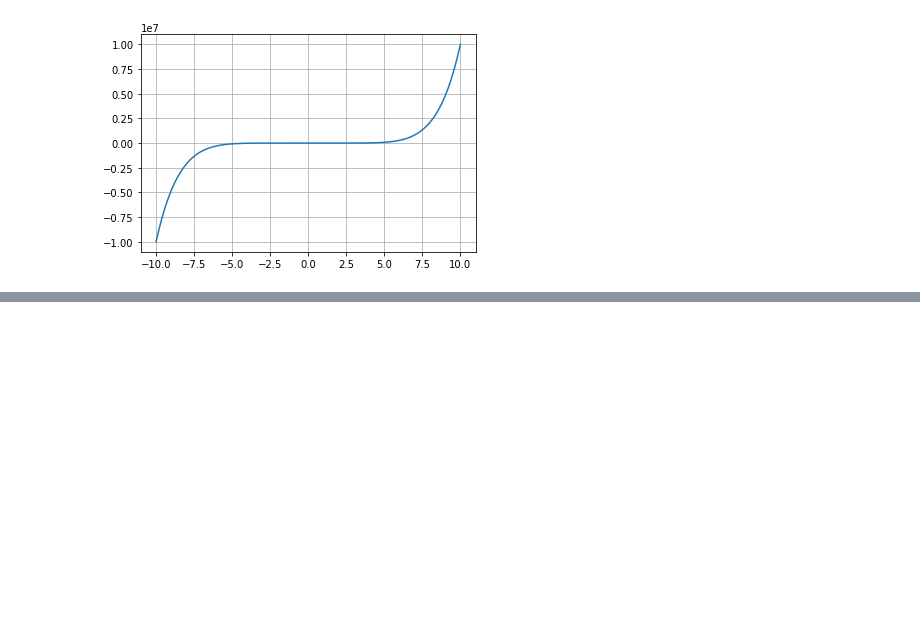
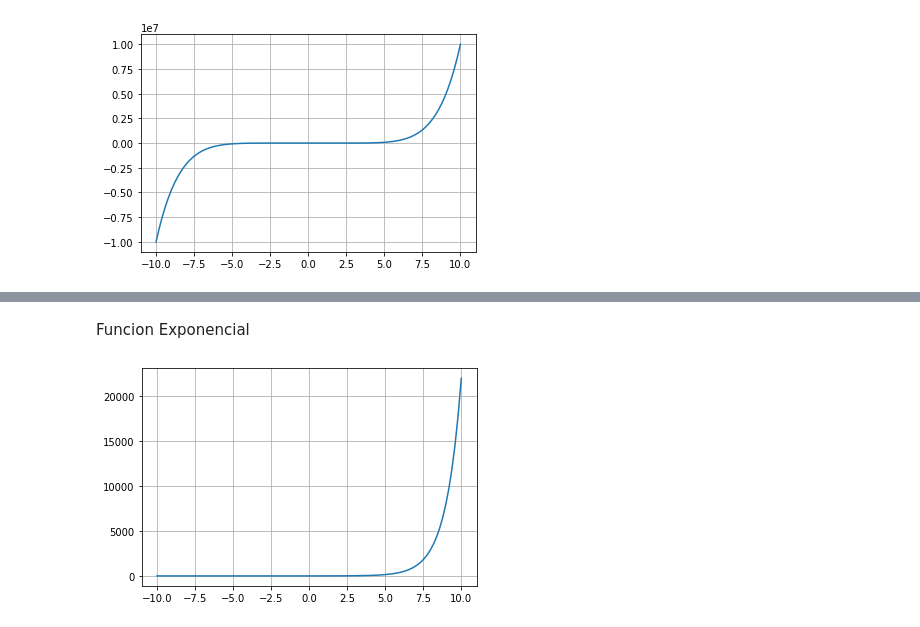
Before and after one commit to alexpin/Curso-Python, a Jupyter notebook: funciones_matematicas/programando_funciones.ipynb, the cells around one changed output, grey strips where cells are left out. Cells and saved outputs as stored; diff of their text form; code cells hidden in the pictures; blank space fills up the shorter version.

```diff
--- a/funciones_matematicas/programando_funciones.ipynb
+++ b/funciones_matematicas/programando_funciones.ipynb
@@ -54,0 +89,12 @@ plt.grid()
+# %% [markdown]
+Funcion Exponencial
+# %%
+def f(x):
+  return np.exp(x)
+
+y = f(x)
+
+plt.plot(x,y);
+plt.grid()
+# %% [output]
+[figure, added]
```
Also changed, not shown: parts of 8 cells of this notebook.
